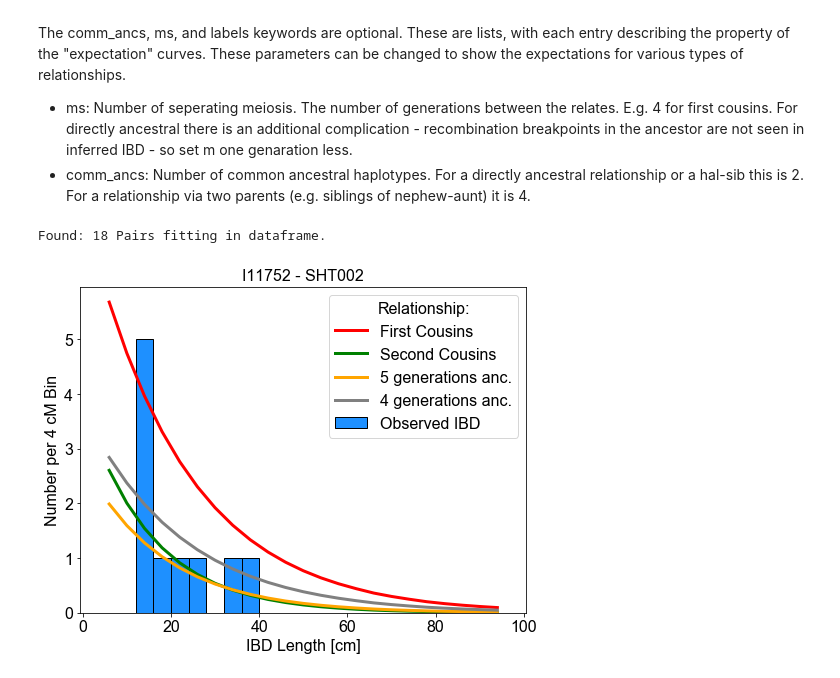
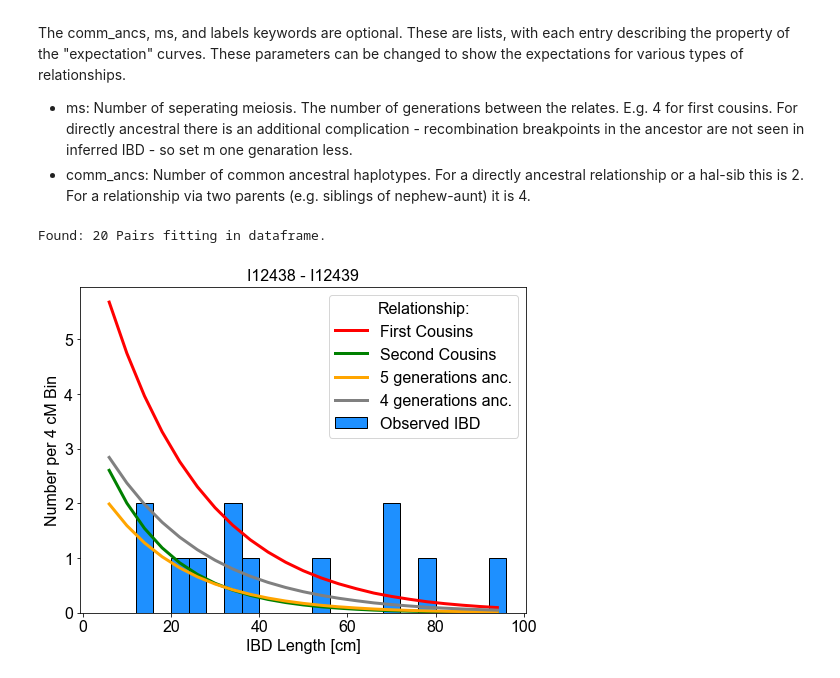
Before and after one commit to hringbauer/ancIBD, a Jupyter notebook: notebook/vignette/plot_IBD.ipynb, the cells around one changed output. Drawn from its saved outputs; the diff is of its cells as text; code cells hidden in the pictures.

```diff
--- a/notebook/vignette/plot_IBD.ipynb
+++ b/notebook/vignette/plot_IBD.ipynb
@@ -48,6 +60,6 @@ from plot.plot_karyotype import plot_karyo_from_ibd_df
 ### Load the IBD Data
 This is the output from ancIBD. This output is a tabular seperated table (.tsv) file that includes the genomic start and end position of each inferred IBD block.
 # %%
-path_ibd = "/n/groups/reich/hringbauer/git/ibd_euro/output/ibd/ibd220.ibd.v51.1.tsv"
+path_ibd = "./output/ibd_hazelton/ch_all.tsv"
 df_ibd = pd.read_csv(path_ibd, sep="\t")
 # %%
@@ -67,10 +79,10 @@ The comm_ancs, ms, and labels keywords are optional. These are lists, with each
 # %%
 from plot.plot_karyotype import plot_pde_individual_from_ibd_df
 # %%
-plot_pde_individual_from_ibd_df(df_ibd, iids=["I11752", "SHT002"],
-                                savepath="", title="I11752 - SHT002",
+plot_pde_individual_from_ibd_df(df_ibd, iids=["I12438", "I12439"],
+                                savepath="", title="I12438 - I12439",
                                 comm_ancs=[4, 4, 2, 2], ms=[4, 6, 5, 4],
                                 labels=['First Cousins', 'Second Cousins', '5 generations anc.', '4 generations anc.'],)
 # %% [output]
-Found: 18 Pairs fitting in dataframe.
+Found: 20 Pairs fitting in dataframe.
-[figure, old version]
+[figure, new version]
```
Also changed, not shown: parts of 11 cells of this notebook, 13 other files.
